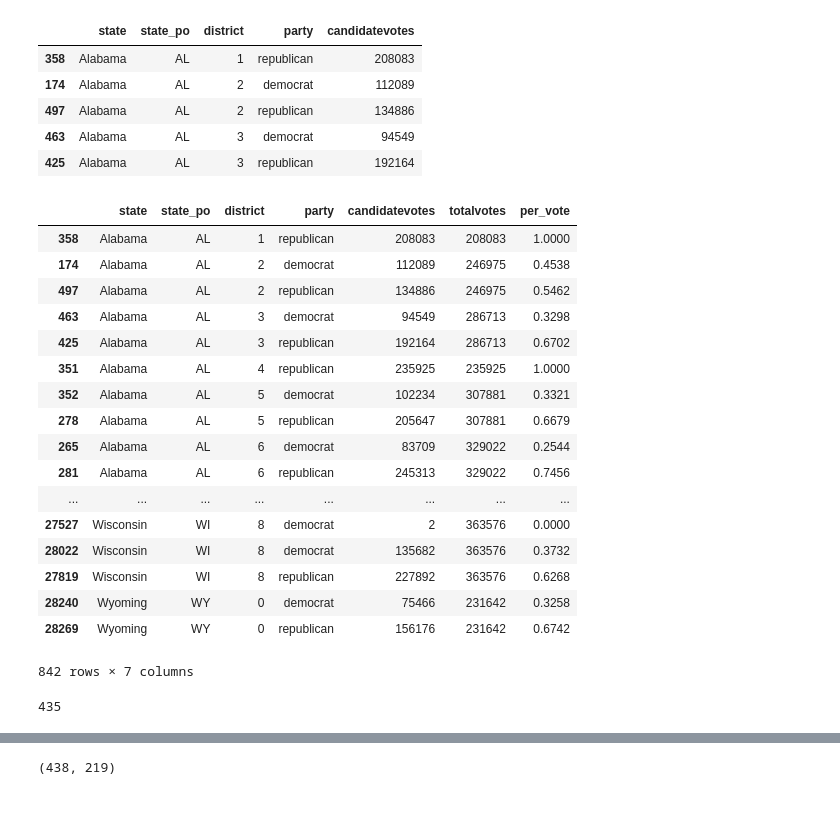
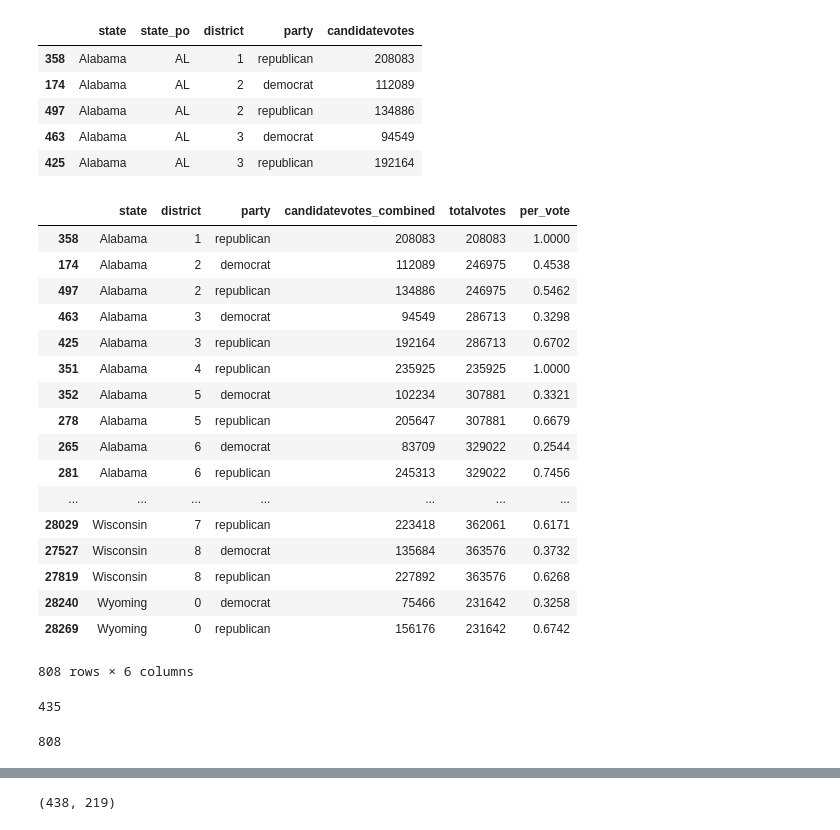
Before and after one commit to scbronder/state_predictor, a Jupyter notebook: mod2.ipynb, the cells around one changed output, grey strips where cells are left out. Saved outputs shown, nothing was run; the diff lists cells and outputs as text; code cells hidden in the pictures.

```diff
--- a/mod2.ipynb
+++ b/mod2.ipynb
@@ -128,30 +128,34 @@ df2_sort.head()
 | 463 | Alabama | AL | 3 | democrat | 94549 |
 | 425 | Alabama | AL | 3 | republican | 192164 |
 # %%
-df2_sort['totalvotes'] = df2_sort.groupby(['state', 'district'])['candidatevotes'].transform('sum')
+df2_sort['totalvotes'] = df2_sort.groupby(['state', 'district']).candidatevotes.transform('sum')
 # df['Data4'] = df['Data3'].groupby(df['Date']).transform('sum')
+# %%
+df2_sort['candidatevotes_combined'] = df2_sort.groupby(['state','district','party']).candidatevotes.transform('sum')
+# %%
+df2_sort = df2_sort[['state','district','party','candidatevotes_combined','totalvotes']].drop_duplicates()
 # %%
-df2_sort['per_vote'] = np.round(np.where(df2_sort['candidatevotes'] > 0, df2_sort['candidatevotes']/df2_sort['totalvotes'], 0), 4)
+df2_sort['per_vote'] = np.round(np.where(df2_sort['candidatevotes_combined'] > 0, df2_sort['candidatevotes_combined']/df2_sort['totalvotes'], 0), 4)
 df2_sort
 # %% [output]
-|  | state | state_po | district | party | candidatevotes | totalvotes | per_vote |
-| 358 | Alabama | AL | 1 | republican | 208083 | 208083 | 1.0000 |
-| 174 | Alabama | AL | 2 | democrat | 112089 | 246975 | 0.4538 |
-| 497 | Alabama | AL | 2 | republican | 134886 | 246975 | 0.5462 |
-| 463 | Alabama | AL | 3 | democrat | 94549 | 286713 | 0.3298 |
-| 425 | Alabama | AL | 3 | republican | 192164 | 286713 | 0.6702 |
-| 351 | Alabama | AL | 4 | republican | 235925 | 235925 | 1.0000 |
-| 352 | Alabama | AL | 5 | democrat | 102234 | 307881 | 0.3321 |
-| 278 | Alabama | AL | 5 | republican | 205647 | 307881 | 0.6679 |
-| 265 | Alabama | AL | 6 | democrat | 83709 | 329022 | 0.2544 |
-| 281 | Alabama | AL | 6 | republican | 245313 | 329022 | 0.7456 |
-| ... | ... | ... | ... | ... | ... | ... | ... |
-| 27527 | Wisconsin | WI | 8 | democrat | 2 | 363576 | 0.0000 |
-| 28022 | Wisconsin | WI | 8 | democrat | 135682 | 363576 | 0.3732 |
-| 27819 | Wisconsin | WI | 8 | republican | 227892 | 363576 | 0.6268 |
-| 28240 | Wyoming | WY | 0 | democrat | 75466 | 231642 | 0.3258 |
-| 28269 | Wyoming | WY | 0 | republican | 156176 | 231642 | 0.6742 |
+|  | state | district | party | candidatevotes_combined | totalvotes | per_vote |
+| 358 | Alabama | 1 | republican | 208083 | 208083 | 1.0000 |
+| 174 | Alabama | 2 | democrat | 112089 | 246975 | 0.4538 |
+| 497 | Alabama | 2 | republican | 134886 | 246975 | 0.5462 |
+| 463 | Alabama | 3 | democrat | 94549 | 286713 | 0.3298 |
+| 425 | Alabama | 3 | republican | 192164 | 286713 | 0.6702 |
+| 351 | Alabama | 4 | republican | 235925 | 235925 | 1.0000 |
+| 352 | Alabama | 5 | democrat | 102234 | 307881 | 0.3321 |
+| 278 | Alabama | 5 | republican | 205647 | 307881 | 0.6679 |
+| 265 | Alabama | 6 | democrat | 83709 | 329022 | 0.2544 |
+| 281 | Alabama | 6 | republican | 245313 | 329022 | 0.7456 |
+| ... | ... | ... | ... | ... | ... | ... |
+| 28029 | Wisconsin | 7 | republican | 223418 | 362061 | 0.6171 |
+| 27527 | Wisconsin | 8 | democrat | 135684 | 363576 | 0.3732 |
+| 27819 | Wisconsin | 8 | republican | 227892 | 363576 | 0.6268 |
+| 28240 | Wyoming | 0 | democrat | 75466 | 231642 | 0.3258 |
+| 28269 | Wyoming | 0 | republican | 156176 | 231642 | 0.6742 |
-842 rows × 7 columns
+808 rows × 6 columns
 # %%
 len(df2_sort['totalvotes'].unique())
 # %% [output]
@@ -158,0 +166,4 @@ len(df2_sort['totalvotes'].unique())
+# %%
+len(df2_sort)
+# %% [output]
+808
```
Also changed, not shown: parts of 28 cells of this notebook.
